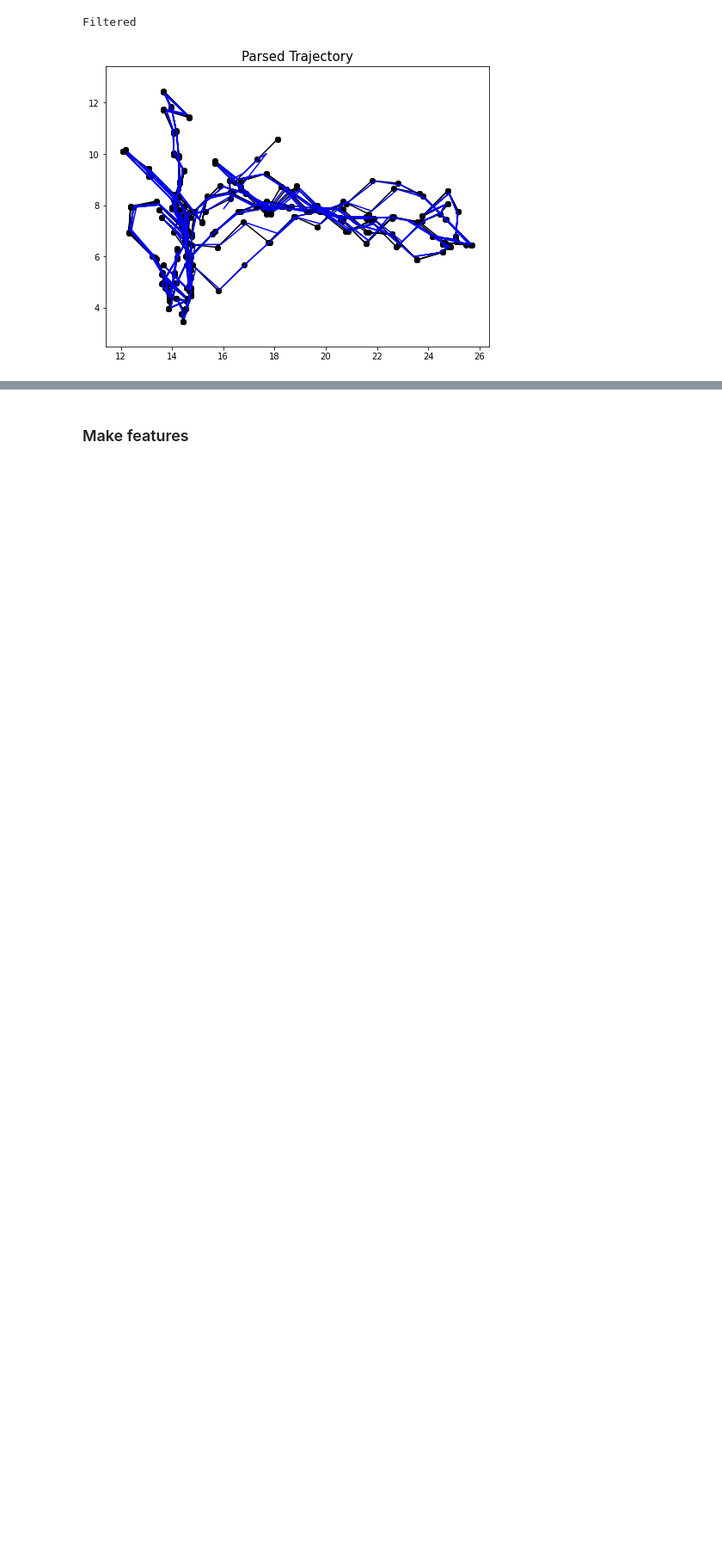
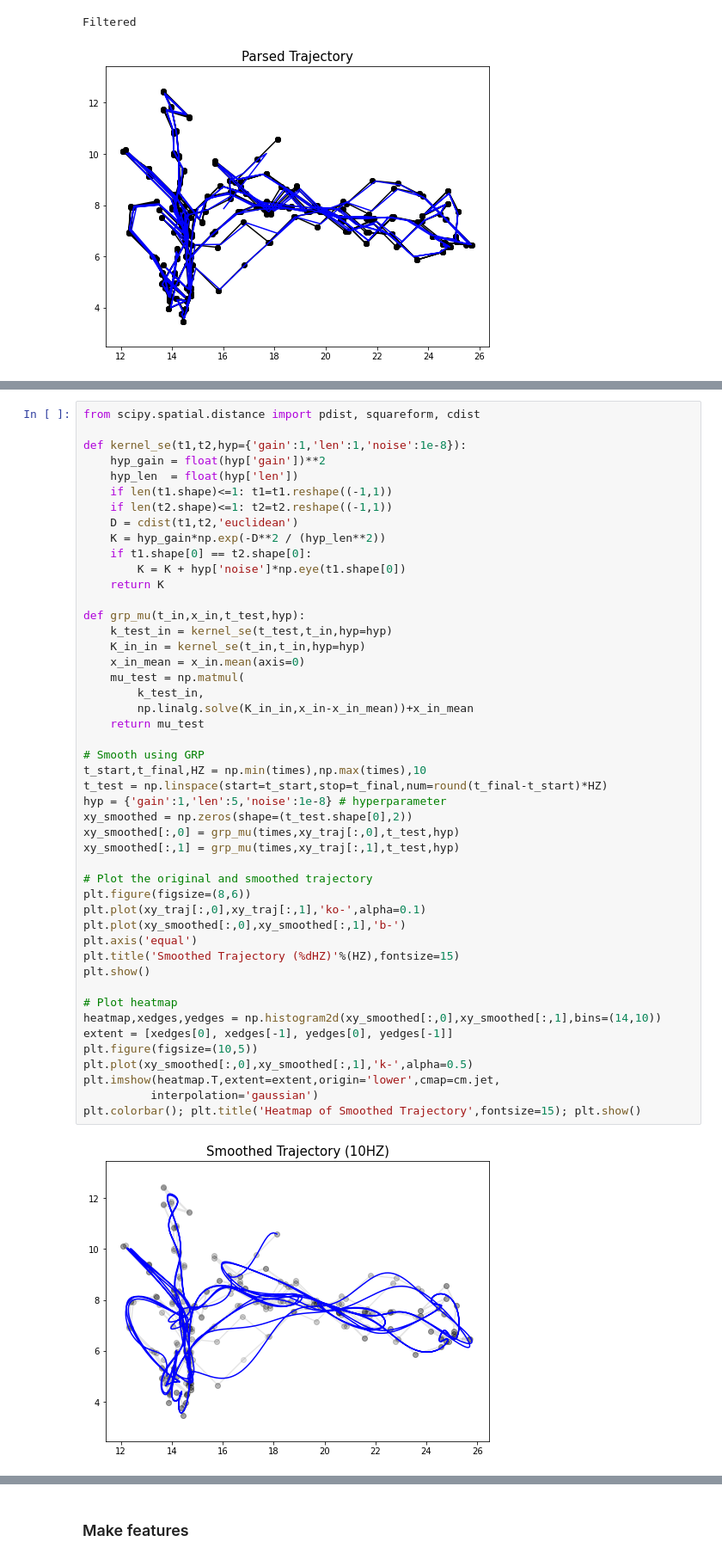
Before and after one commit to sjchoi86/ai_curation, a Jupyter notebook: demo_01_parse_traj.ipynb, the cells around one changed output, grey strips where cells are left out. Shown: that part at 86% size. Cells and saved outputs as stored; diff of their text form; blank space fills up the shorter version.

Commit message:
GRP smoothing with time steps added.

```diff
--- a/demo_01_parse_traj.ipynb
+++ b/demo_01_parse_traj.ipynb
@@ -184,0 +187,49 @@ Filtered
+# %%
+from scipy.spatial.distance import pdist, squareform, cdist
+
+def kernel_se(t1,t2,hyp={'gain':1,'len':1,'noise':1e-8}):
+    hyp_gain = float(hyp['gain'])**2
+    hyp_len  = float(hyp['len'])
+    if len(t1.shape)<=1: t1=t1.reshape((-1,1))
+    if len(t2.shape)<=1: t2=t2.reshape((-1,1))
+    D = cdist(t1,t2,'euclidean')
+    K = hyp_gain*np.exp(-D**2 / (hyp_len**2))
+    if t1.shape[0] == t2.shape[0]:
+        K = K + hyp['noise']*np.eye(t1.shape[0])
+    return K
+
+def grp_mu(t_in,x_in,t_test,hyp):
+    k_test_in = kernel_se(t_test,t_in,hyp=hyp)
+    K_in_in = kernel_se(t_in,t_in,hyp=hyp)
+    x_in_mean = x_in.mean(axis=0)
+    mu_test = np.matmul(
+        k_test_in,
+        np.linalg.solve(K_in_in,x_in-x_in_mean))+x_in_mean
+    return mu_test
+
+# Smooth using GRP
+t_start,t_final,HZ = np.min(times),np.max(times),10
+t_test = np.linspace(start=t_start,stop=t_final,num=round(t_final-t_start)*HZ)
+hyp = {'gain':1,'len':5,'noise':1e-8} # hyperparameter
+xy_smoothed = np.zeros(shape=(t_test.shape[0],2))
+xy_smoothed[:,0] = grp_mu(times,xy_traj[:,0],t_test,hyp)
+xy_smoothed[:,1] = grp_mu(times,xy_traj[:,1],t_test,hyp)
+
+# Plot the original and smoothed trajectory
+plt.figure(figsize=(8,6))
+plt.plot(xy_traj[:,0],xy_traj[:,1],'ko-',alpha=0.1)
+plt.plot(xy_smoothed[:,0],xy_smoothed[:,1],'b-')
+plt.axis('equal')
+plt.title('Smoothed Trajectory (%dHZ)'%(HZ),fontsize=15)
+plt.show()
+
+# Plot heatmap
+heatmap,xedges,yedges = np.histogram2d(xy_smoothed[:,0],xy_smoothed[:,1],bins=(14,10))
+extent = [xedges[0], xedges[-1], yedges[0], yedges[-1]]
+plt.figure(figsize=(10,5))
+plt.plot(xy_smoothed[:,0],xy_smoothed[:,1],'k-',alpha=0.5)
+plt.imshow(heatmap.T,extent=extent,origin='lower',cmap=cm.jet,
+          interpolation='gaussian')
+plt.colorbar(); plt.title('Heatmap of Smoothed Trajectory',fontsize=15); plt.show()
+# %% [output]
+[figure, added]
```
Also changed, not shown: parts of 2 cells of this notebook.
